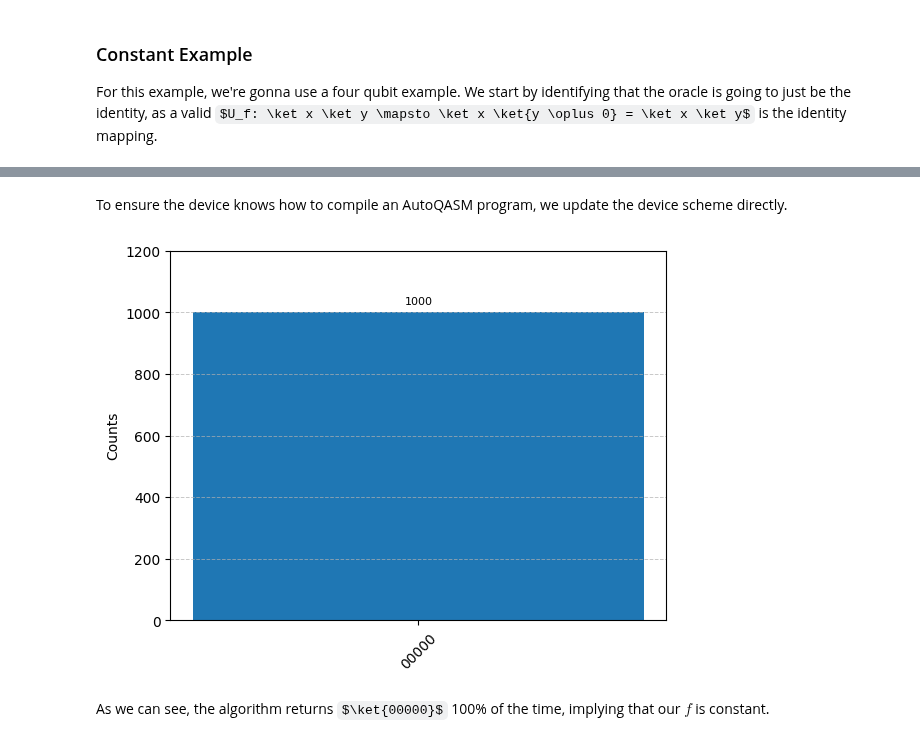
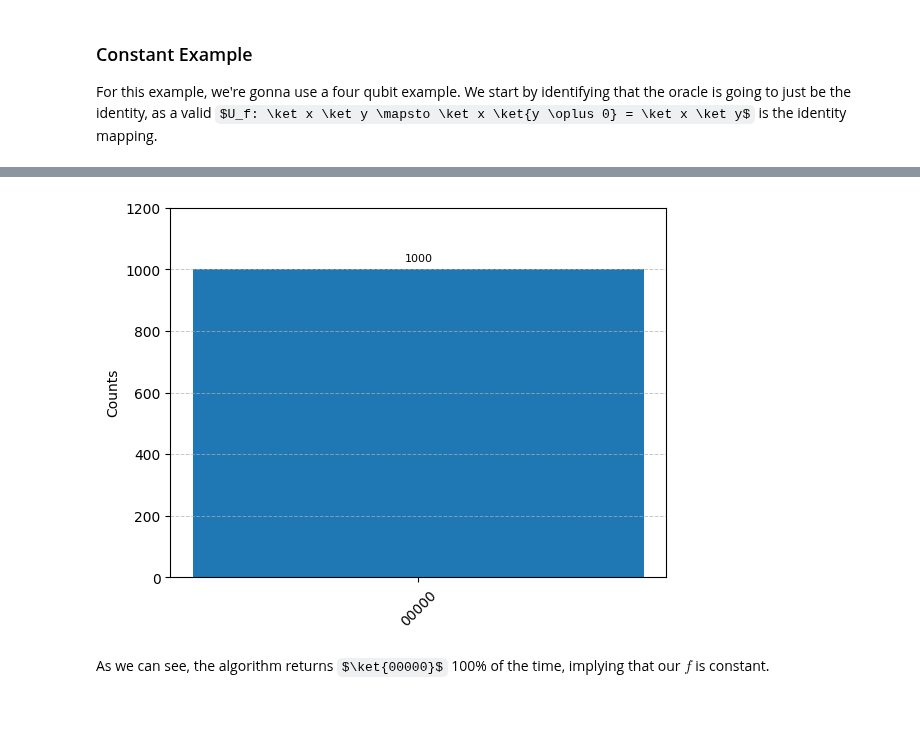
Before and after one commit to qBraid/qbraid-qir, a Jupyter notebook: examples/autoqasm_deutsch_jozsa.ipynb, the cells around one changed output, grey strips where cells are left out. Cells and saved outputs as stored; diff of their text form; code cells hidden in the pictures; some formulas as TeX source; blank space fills up the shorter version.

```diff
--- a/examples/autoqasm_deutsch_jozsa.ipynb
+++ b/examples/autoqasm_deutsch_jozsa.ipynb
@@ -131,6 +98,2 @@ device.status()
-# %% [markdown]
-To ensure the device knows how to compile an AutoQASM program, we update the device scheme directly.
-# %%
-device.update_scheme(conversion_graph=graph)
 # %%
-job = device.run(deutch_jozsa_constant)
+job = device.run(deutch_jozsa_constant, shots=1000)
@@ -139,7 +100,11 @@ res = job.result()
-# %%
-plot_histogram(res.measurement_counts())
-# %% [output]
-[figure, removed]
+# %%
+result = job.result()
+
+counts = result.measurement_counts()
+
+plot_histogram(counts)
+# %% [output]
+[figure, added]
 # %% [markdown]
 As we can see, the algorithm returns $\ket{00000}$ 100% of the time, implying that our $f$ is constant.
 # %% [markdown]
```
Also changed, not shown: parts of 16 cells of this notebook.
